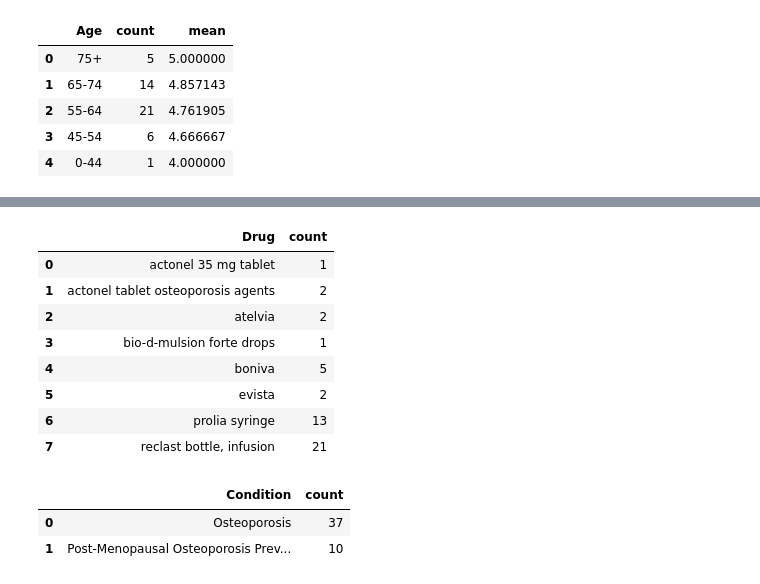
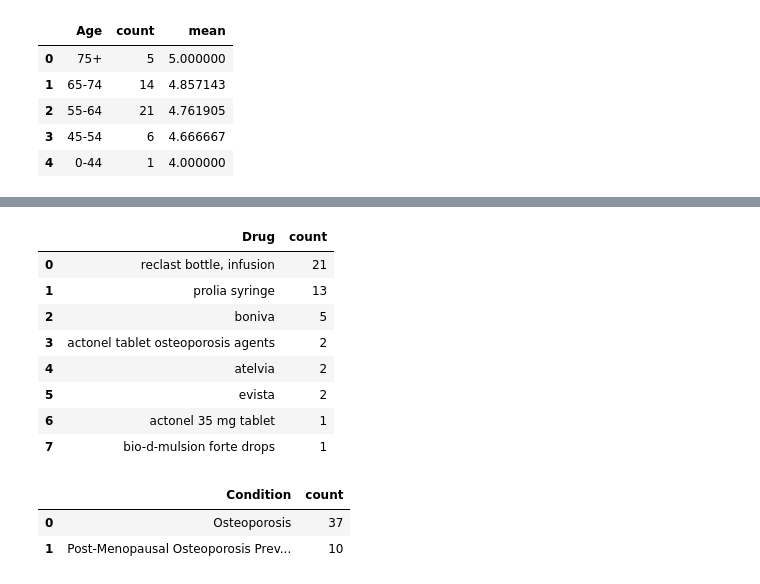
Before and after one commit to woonsupkim/DrugReview, a Jupyter notebook: NLP_Visuals.ipynb, the cells around one changed output, grey strips where cells are left out. Cells and saved outputs as stored; diff of their text form; code cells hidden in the pictures.

```diff
--- a/NLP_Visuals.ipynb
+++ b/NLP_Visuals.ipynb
@@ -347,15 +343,15 @@ df_ost_good_bi.groupby(['Age'])['Age'].agg(count='size').sort_values(by = ['coun
 # %%
-df_ost_good_bi.groupby(['Drug'])['Drug'].agg(count='size').reset_index()
+df_ost_good_bi.groupby(['Drug'])['Drug'].agg(count='size').sort_values(by = ['count'], ascending=False).reset_index()
 # %% [output]
 |  | Drug | count |
-| 0 | actonel 35 mg tablet | 1 |
-| 1 | actonel tablet osteoporosis agents | 2 |
-| 2 | atelvia | 2 |
-| 3 | bio-d-mulsion forte drops | 1 |
-| 4 | boniva | 5 |
+| 0 | reclast bottle, infusion | 21 |
+| 1 | prolia syringe | 13 |
+| 2 | boniva | 5 |
+| 3 | actonel tablet osteoporosis agents | 2 |
+| 4 | atelvia | 2 |
 | 5 | evista | 2 |
-| 6 | prolia syringe | 13 |
-| 7 | reclast bottle, infusion | 21 |
+| 6 | actonel 35 mg tablet | 1 |
+| 7 | bio-d-mulsion forte drops | 1 |
 # %%
 df_ost_good_bi.groupby(['Condition'])['Condition'].agg(count='size').reset_index()
 # %% [output]
```
Also changed, not shown: parts of 8 cells of this notebook.
